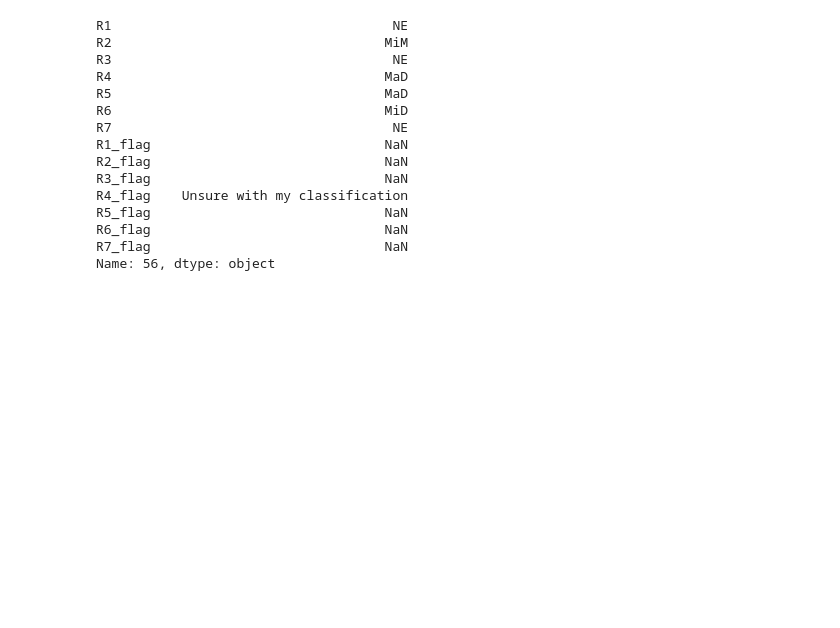
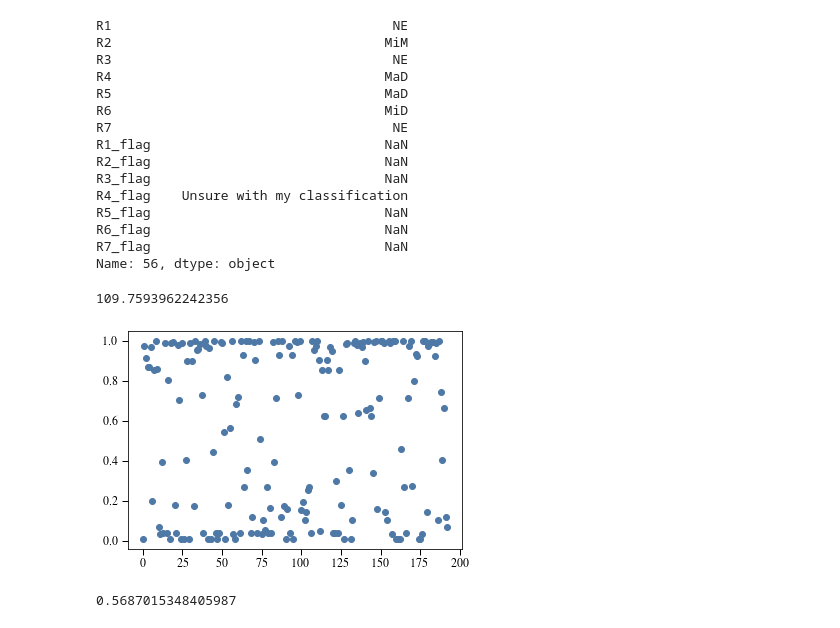
Before and after one commit to dncnwtts/merger_classification, a Jupyter notebook: Read_Raw_Data.ipynb, the cells around one changed output. Drawn from its saved outputs; the diff is of its cells as text; code cells hidden in the pictures; blank space fills up the shorter version.

```diff
--- a/Read_Raw_Data.ipynb
+++ b/Read_Raw_Data.ipynb
@@ -314,3 +314,13 @@ R5_flag                              NaN
 R6_flag                              NaN
 R7_flag                              NaN
 Name: 56, dtype: object
+# %%
+plt.plot(p_Ms_MC.mean(axis=1), 'o')
+sum(p_Ms_MC.mean(axis=1))
+# %% [output]
+109.7593962242356
+[figure, added]
+# %%
+np.mean(p_Ms_MC.mean(axis=1))
+# %% [output]
+0.5687015348405987
```
Also changed, not shown: 1 other file.
